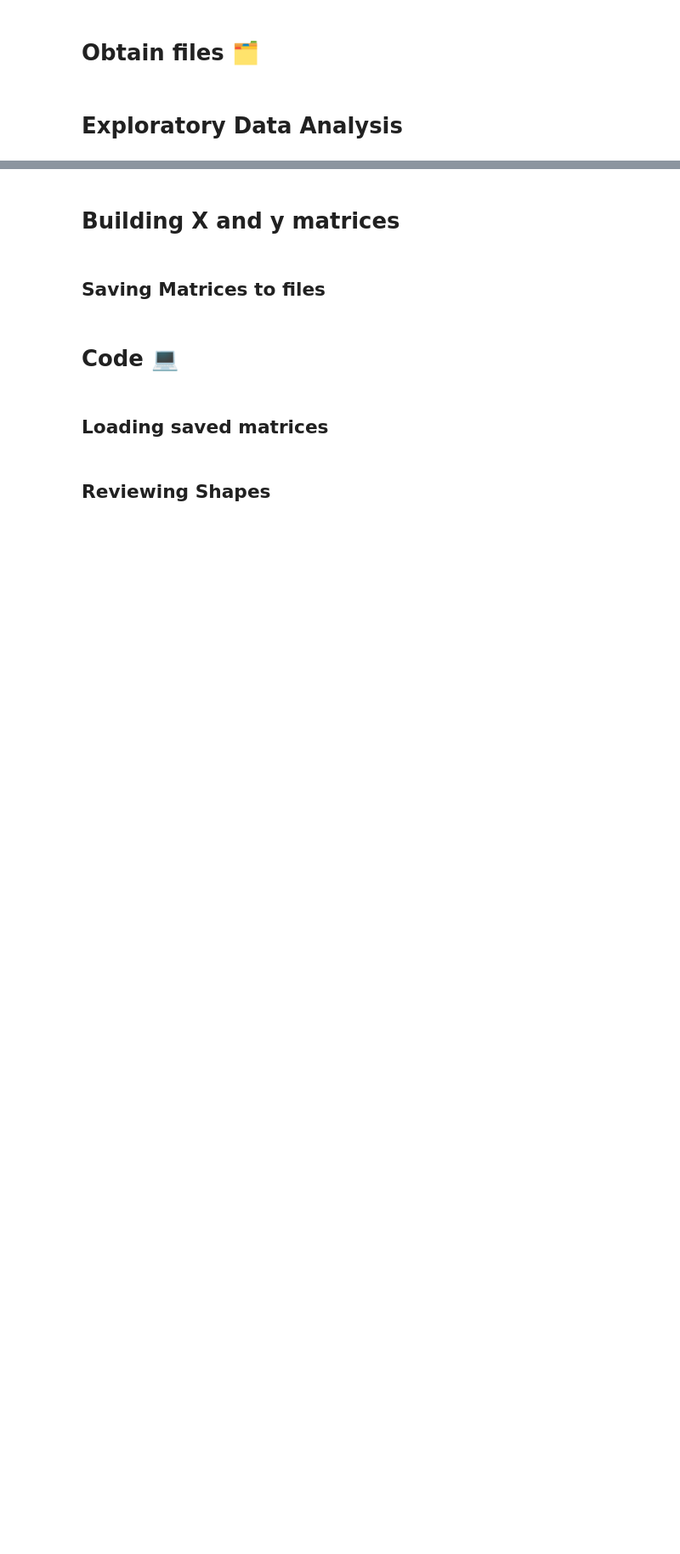
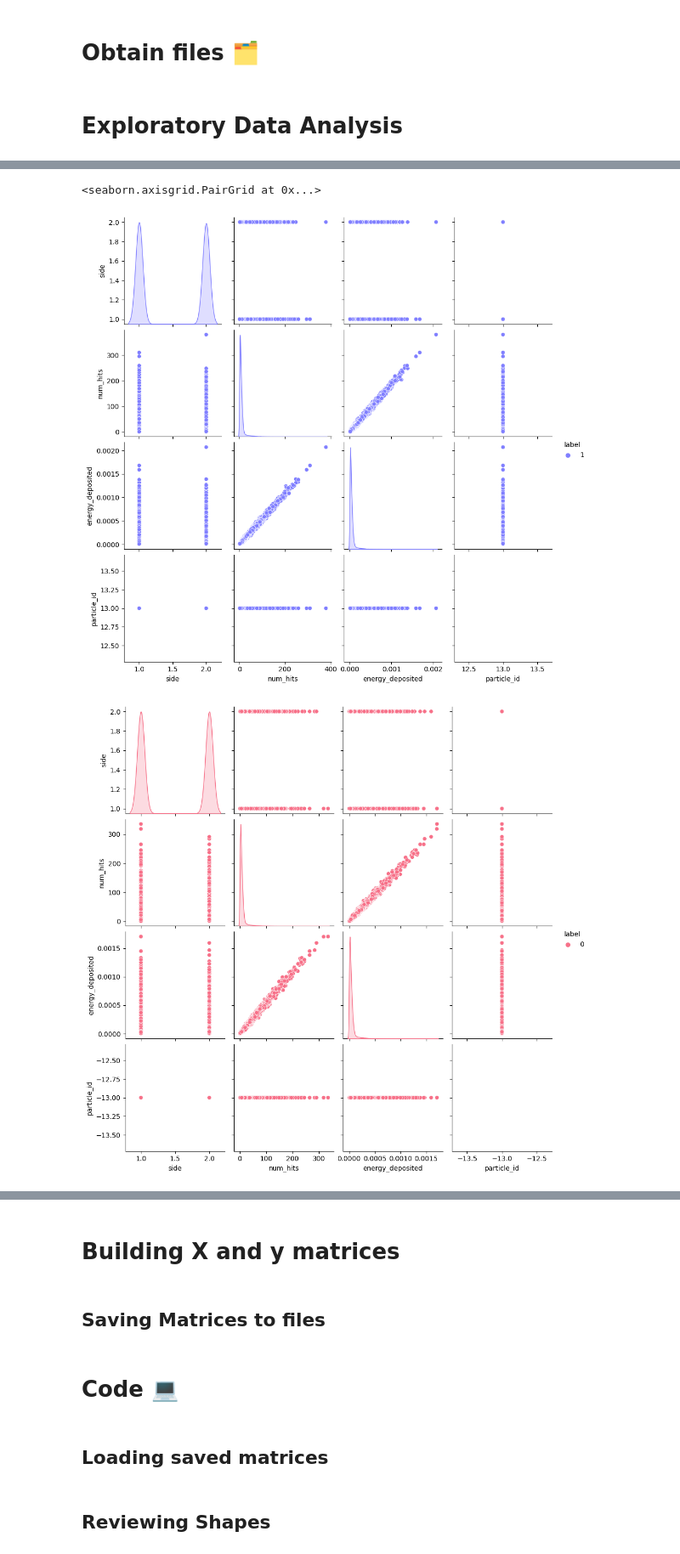
Before and after one commit to dhebel/babycal, a Jupyter notebook: src/main.ipynb, the cells around one changed output, grey strips where cells are left out. Shown at 85% size. Cells and saved outputs as stored; diff of their text form; code cells hidden in the pictures; blank space fills up the shorter version.

```diff
--- a/src/main.ipynb
+++ b/src/main.ipynb
@@ -16,17 +18,9 @@ import pandas as pd
 # %% [markdown]
 # Obtain files 🗂️
 # %%
-files_MUM = glob.glob('translations/mu-/*.json')
-files_MUP = glob.glob('translations/mu+/*.json')
+files_MUM_03 = glob.glob('translations/0.3/mu-/*.json')
+files_MUP_03 = glob.glob('translations/0.3/mu+/*.json')
+files_MUM_01 = glob.glob('translations/0.1/mu-/*.json')
+files_MUP_01 = glob.glob('translations/0.1/mu+/*.json')
 # %% [markdown]
 # Exploratory Data Analysis
-# %%
-# Transform glob to pandas dataframe
-# every row is a json file
-# every column is a key in the json file
-df_MUM = pd.DataFrame([json.load(open(f)) for f in files_MUM])
-df_MUP = pd.DataFrame([json.load(open(f)) for f in files_MUP])
-
-# Add label column
-df_MUM['label'] = 1
-df_MUP['label'] = 0
@@ -42,0 +129,8 @@ df_MUM.head()
+# %%
+# Plot and compare the two datasets with different colors
+sns.pairplot(df_MUM_03, hue='label', palette='cool')
+sns.pairplot(df_MUP_03, hue='label', palette='husl')
+# %% [output]
+<seaborn.axisgrid.PairGrid at 0x...>
+[figure, added]
+[figure, added]
```
Also changed, not shown: parts of 46 cells of this notebook, 5 other files.
